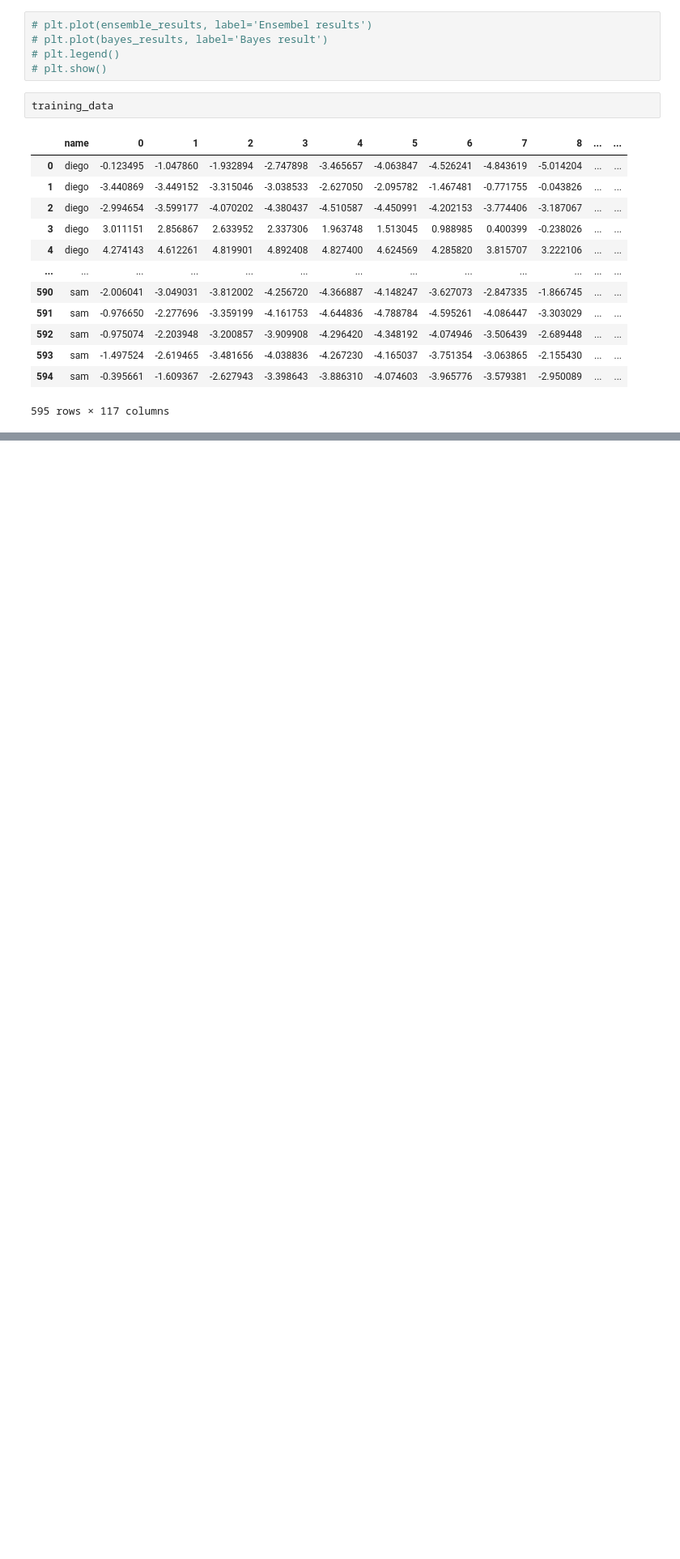
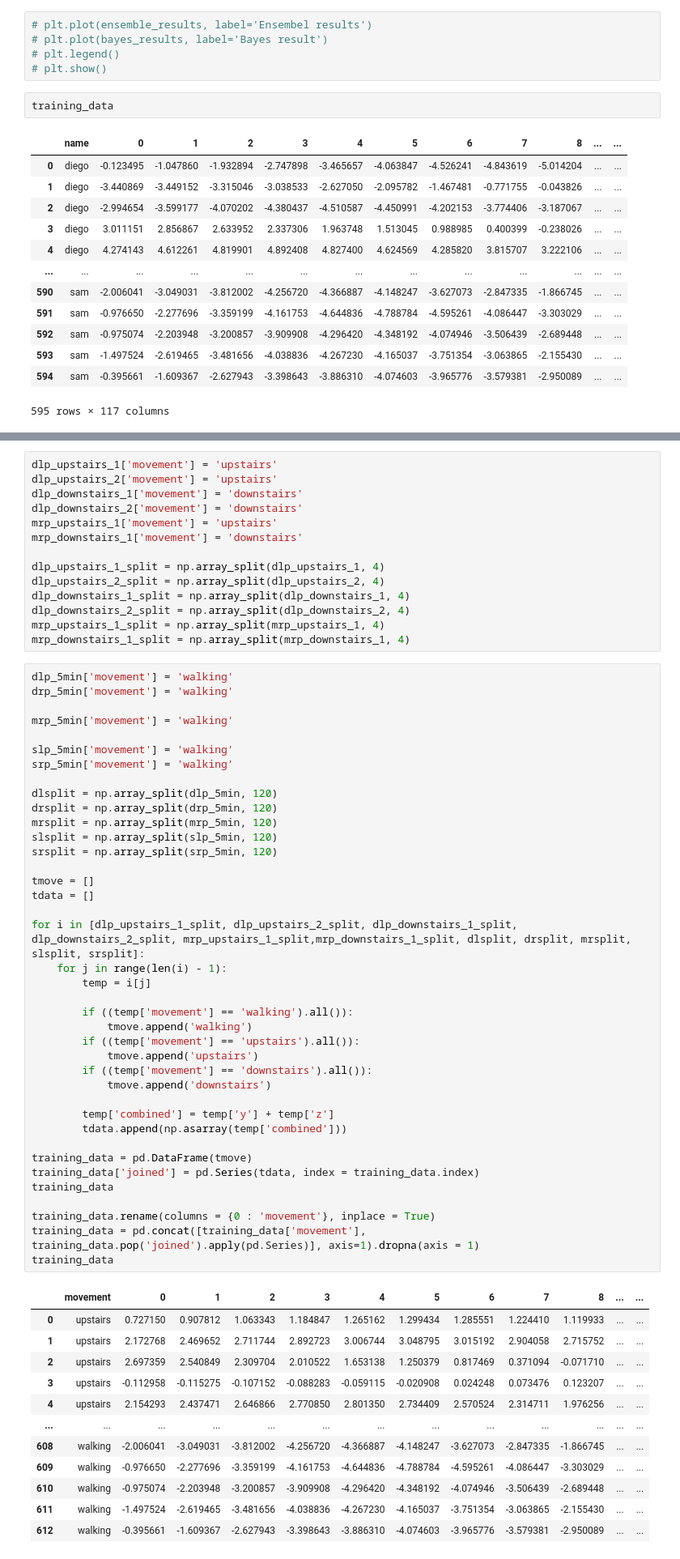
Before and after one commit to asd881018/Sensors-Noise-and-Walking-Human-Activity-Analysis, a Jupyter notebook: src.ipynb, the cells around one changed output, grey strips where cells are left out. Shown at 81% size. Cells and saved outputs as stored; diff of their text form; blank space fills up the shorter version.

```diff
--- a/src.ipynb
+++ b/src.ipynb
@@ -586,0 +415,66 @@ weighted avg       0.99      0.99      0.99       152
+# %%
+dlp_upstairs_1['movement'] = 'upstairs'
+dlp_upstairs_2['movement'] = 'upstairs'
+dlp_downstairs_1['movement'] = 'downstairs'
+dlp_downstairs_2['movement'] = 'downstairs'
+mrp_upstairs_1['movement'] = 'upstairs'
+mrp_downstairs_1['movement'] = 'downstairs'
+
+dlp_upstairs_1_split = np.array_split(dlp_upstairs_1, 4)
+dlp_upstairs_2_split = np.array_split(dlp_upstairs_2, 4)
+dlp_downstairs_1_split = np.array_split(dlp_downstairs_1, 4)
+dlp_downstairs_2_split = np.array_split(dlp_downstairs_2, 4)
+mrp_upstairs_1_split = np.array_split(mrp_upstairs_1, 4)
+mrp_downstairs_1_split = np.array_split(mrp_downstairs_1, 4)
+# %%
+dlp_5min['movement'] = 'walking'
+drp_5min['movement'] = 'walking'
+
+mrp_5min['movement'] = 'walking'
+
+slp_5min['movement'] = 'walking'
+srp_5min['movement'] = 'walking'
+
+dlsplit = np.array_split(dlp_5min, 120)
+drsplit = np.array_split(drp_5min, 120)
+mrsplit = np.array_split(mrp_5min, 120)
+slsplit = np.array_split(slp_5min, 120)
+srsplit = np.array_split(srp_5min, 120)
+
+tmove = []
+tdata = []
+
+for i in [dlp_upstairs_1_split, dlp_upstairs_2_split, dlp_downstairs_1_split, dlp_downstairs_2_split, mrp_upstairs_1_split,mrp_downstairs_1_split, dlsplit, drsplit, mrsplit, slsplit, srsplit]:
+    for j in range(len(i) - 1):
+        temp = i[j]
+
+        if ((temp['movement'] == 'walking').all()):
+            tmove.append('walking')
+        if ((temp['movement'] == 'upstairs').all()):
+            tmove.append('upstairs')
+        if ((temp['movement'] == 'downstairs').all()):
+            tmove.append('downstairs')
+
+        temp['combined'] = temp['y'] + temp['z']
+        tdata.append(np.asarray(temp['combined']))
+
+training_data = pd.DataFrame(tmove)
+training_data['joined'] = pd.Series(tdata, index = training_data.index)
+training_data
+
+training_data.rename(columns = {0 : 'movement'}, inplace = True)
+training_data = pd.concat([training_data['movement'], training_data.pop('joined').apply(pd.Series)], axis=1).dropna(axis = 1)
+training_data
+# %% [output]
+|  | movement | 0 | 1 | 2 | 3 | 4 | 5 | 6 | 7 | 8 | ... | ... |
+| 0 | upstairs | 0.727150 | 0.907812 | 1.063343 | 1.184847 | 1.265162 | 1.299434 | 1.285551 | 1.224410 | 1.119933 | ... | ... |
+| 1 | upstairs | 2.172768 | 2.469652 | 2.711744 | 2.892723 | 3.006744 | 3.048795 | 3.015192 | 2.904058 | 2.715752 | ... | ... |
+| 2 | upstairs | 2.697359 | 2.540849 | 2.309704 | 2.010522 | 1.653138 | 1.250379 | 0.817469 | 0.371094 | -0.071710 | ... | ... |
+| 3 | upstairs | -0.112958 | -0.115275 | -0.107152 | -0.088283 | -0.059115 | -0.020908 | 0.024248 | 0.073476 | 0.123207 | ... | ... |
+| 4 | upstairs | 2.154293 | 2.437471 | 2.646866 | 2.770850 | 2.801350 | 2.734409 | 2.570524 | 2.314711 | 1.976256 | ... | ... |
+| ... | ... | ... | ... | ... | ... | ... | ... | ... | ... | ... | ... | ... |
+| 608 | walking | -2.006041 | -3.049031 | -3.812002 | -4.256720 | -4.366887 | -4.148247 | -3.627073 | -2.847335 | -1.866745 | ... | ... |
+| 609 | walking | -0.976650 | -2.277696 | -3.359199 | -4.161753 | -4.644836 | -4.788784 | -4.595261 | -4.086447 | -3.303029 | ... | ... |
+| 610 | walking | -0.975074 | -2.203948 | -3.200857 | -3.909908 | -4.296420 | -4.348192 | -4.074946 | -3.506439 | -2.689448 | ... | ... |
+| 611 | walking | -1.497524 | -2.619465 | -3.481656 | -4.038836 | -4.267230 | -4.165037 | -3.751354 | -3.063865 | -2.155430 | ... | ... |
+| 612 | walking | -0.395661 | -1.609367 | -2.627943 | -3.398643 | -3.886310 | -4.074603 | -3.965776 | -3.579381 | -2.950089 | ... | ... |
```
Also changed, not shown: parts of 15 cells of this notebook.
